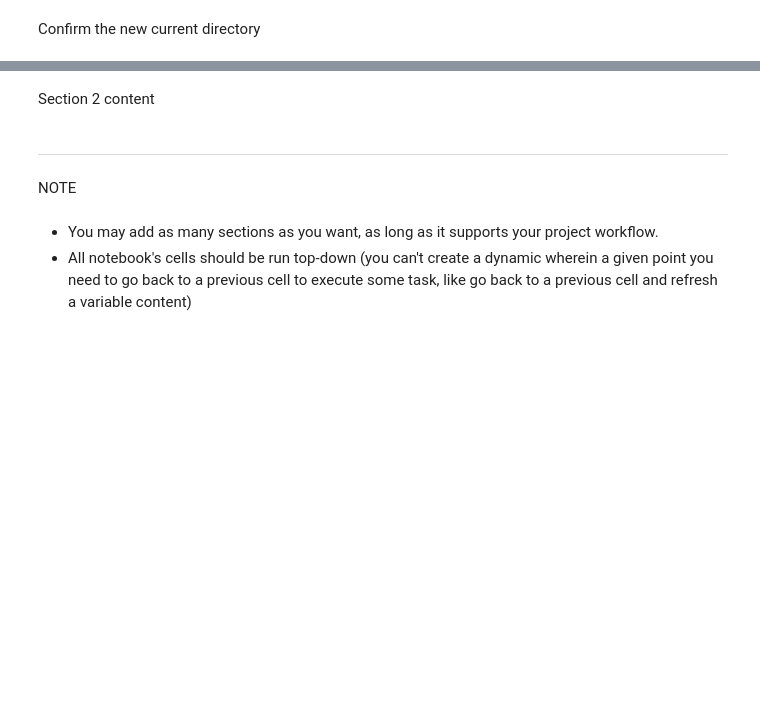
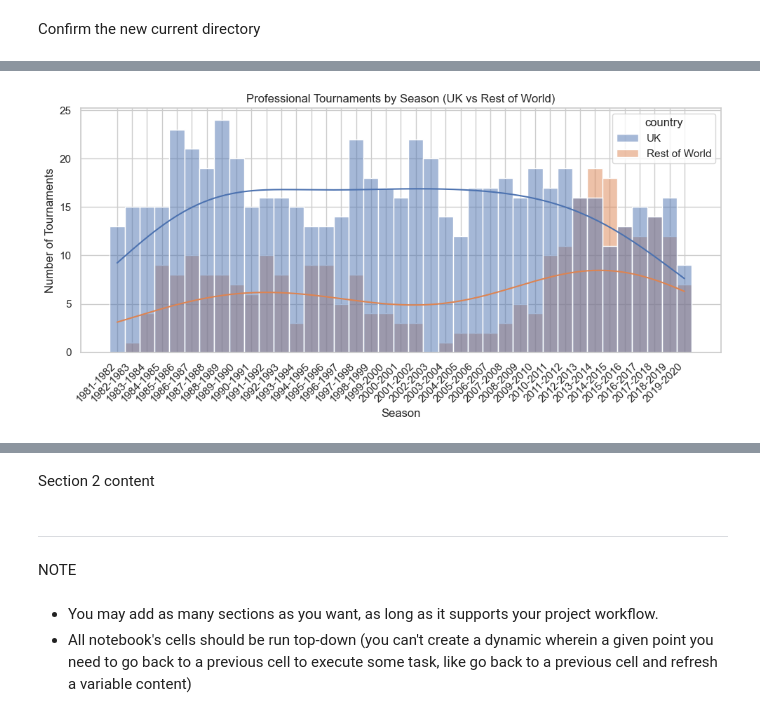
Before and after one commit to stephenbeese/Snooker-Data-Analysis, a Jupyter notebook: jupyter_notebooks/visualisations.ipynb, the cells around one changed output, grey strips where cells are left out. Cells and saved outputs as stored; diff of their text form; code cells hidden in the pictures; blank space fills up the shorter version.

```diff
--- a/jupyter_notebooks/visualisations.ipynb
+++ b/jupyter_notebooks/visualisations.ipynb
@@ -94,0 +131,4 @@ current_dir
+# %%
+# Variables
+UK_countries = ['UK', 'England', 'Scotland', 'Wales', 'Northern Ireland', 'Ireland']
+triple_crown_events = ['World Championship', 'UK Championship', 'Masters']
@@ -94,0 +299,14 @@ current_dir
+# %%
+# Plot number of tournaments by season (UK vs Rest of World)
+plt.figure(figsize=(10, 5))
+sns.histplot(
+    data=df_tournaments_professional_by_season_country, x="season", weights="count", hue="country", kde=True
+)
+plt.title("Professional Tournaments by Season (UK vs Rest of World)")
+plt.xlabel("Season")
+plt.ylabel("Number of Tournaments")
+plt.xticks(rotation=45, ha="right")
+plt.tight_layout()
+plt.show()
+# %% [output]
+[figure, added]
```
Also changed, not shown: parts of 30 cells of this notebook, 3 other files.
